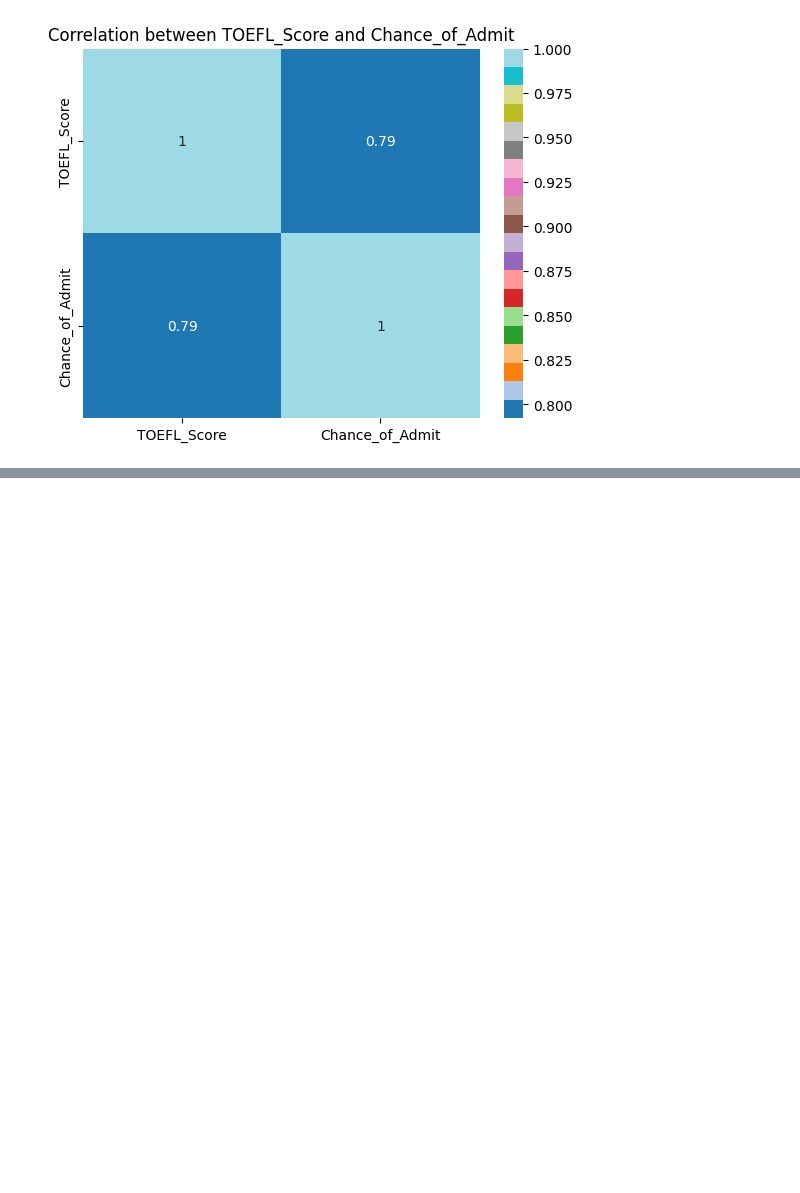
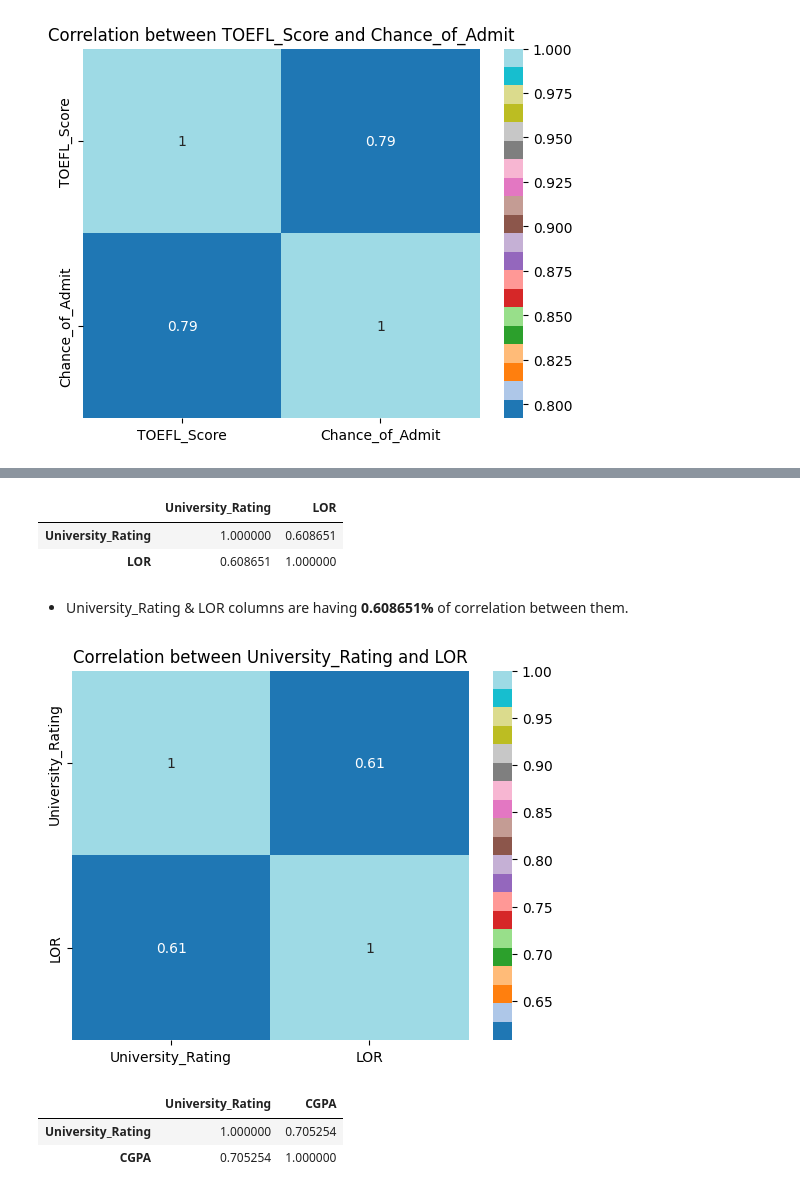
Before and after one commit to manojkumar211/admission-predict, a Jupyter notebook: experiment/admission.ipynb, the cells around one changed output, grey strips where cells are left out. Cells and saved outputs as stored; diff of their text form; code cells hidden in the pictures; blank space fills up the shorter version.

```diff
--- a/experiment/admission.ipynb
+++ b/experiment/admission.ipynb
@@ -302,0 +323,20 @@ plt.show()
+# %%
+ds[['University_Rating','LOR']].corr()
+# %% [output]
+|  | University_Rating | LOR |
+| University_Rating | 1.000000 | 0.608651 |
+| LOR | 0.608651 | 1.000000 |
+# %% [markdown]
+- University_Rating & LOR columns are having **0.608651%** of correlation between them.
+# %%
+sns.heatmap(data=ds[['University_Rating','LOR']].corr(),cmap='tab20',annot=True)
+plt.title("Correlation between University_Rating and LOR")
+plt.show()
+# %% [output]
+[figure, added]
+# %%
+ds[['University_Rating','CGPA']].corr()
+# %% [output]
+|  | University_Rating | CGPA |
+| University_Rating | 1.000000 | 0.705254 |
+| CGPA | 0.705254 | 1.000000 |
```
Also changed, not shown: parts of 58 cells of this notebook, 31 other files.
